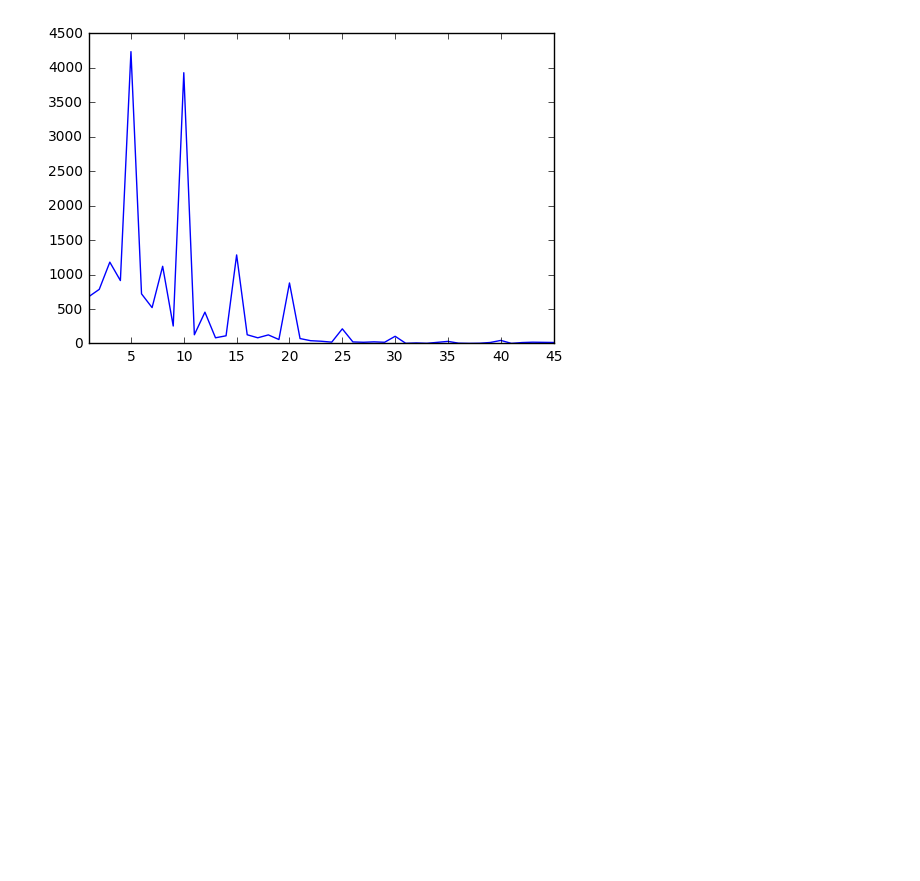
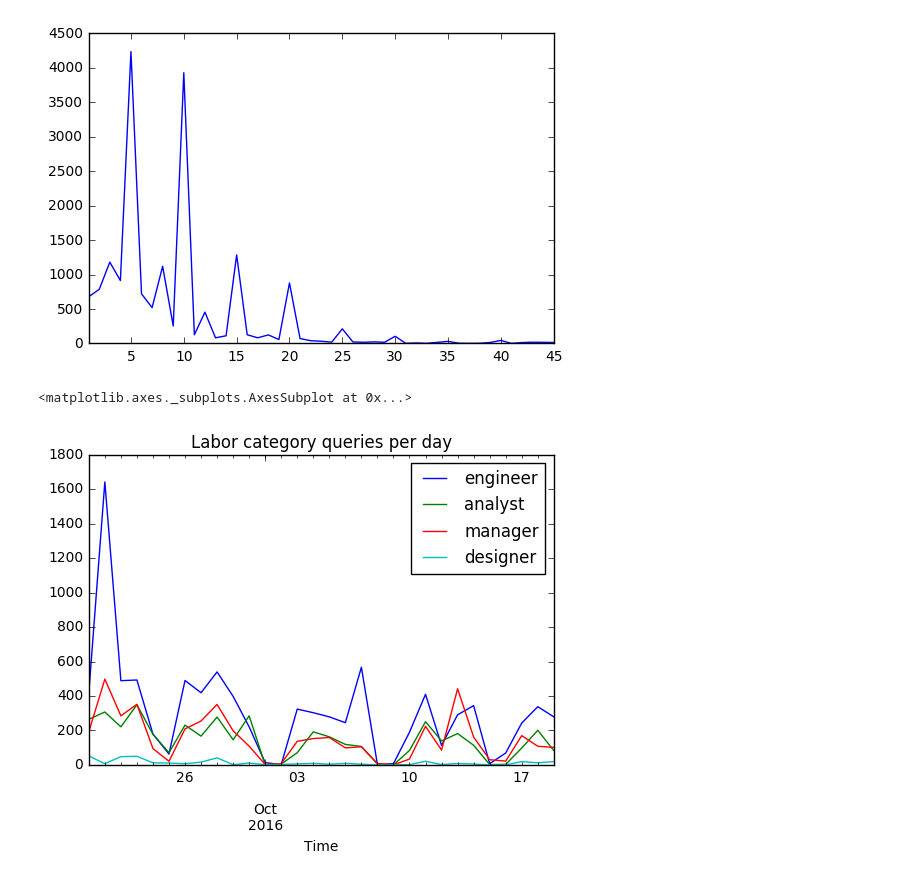
Before and after one commit to 18F/calc-analysis, a Jupyter notebook: CALC Log Analysis.ipynb, the cells around one changed output. Saved outputs shown, nothing was run; the diff lists cells and outputs as text; code cells hidden in the pictures; blank space fills up the shorter version.

Commit message:
Add 'labor category queries per day'

```diff
--- a/CALC Log Analysis.ipynb
+++ b/CALC Log Analysis.ipynb
@@ -32,9 +32,12 @@ rates = rows
 rates = rates[rates['Method'] == 'GET']
 rates = rates[rates['Status'] == 200]
 rates = rates[rates['URL'].str.startswith(RATES_URL)]
+rates['Time'] = rates['Time'].apply(pandas.to_datetime)
+rates.index = rates['Time']
 
 del rates['Method']
 del rates['Status']
+del rates['Time']
 
 queries = rates['URL'].apply(
     lambda url: dict(parse_qsl(urlparse(url).query))
@@ -138,3 +141,13 @@ rates[rates['Minimum experience'] > 0]['Minimum experience'].value_counts().sort
 # %% [output]
 <matplotlib.axes._subplots.AxesSubplot at 0x...>
 [figure]
+# %%
+r = pandas.DataFrame()
+
+for term in ['engineer', 'analyst', 'manager', 'designer']:
+    r[term] = (rates['Search terms'].str.contains(term)).astype(int).resample('D').sum()
+
+r.plot(title='Labor category queries per day')
+# %% [output]
+<matplotlib.axes._subplots.AxesSubplot at 0x...>
+[figure, added]
```
